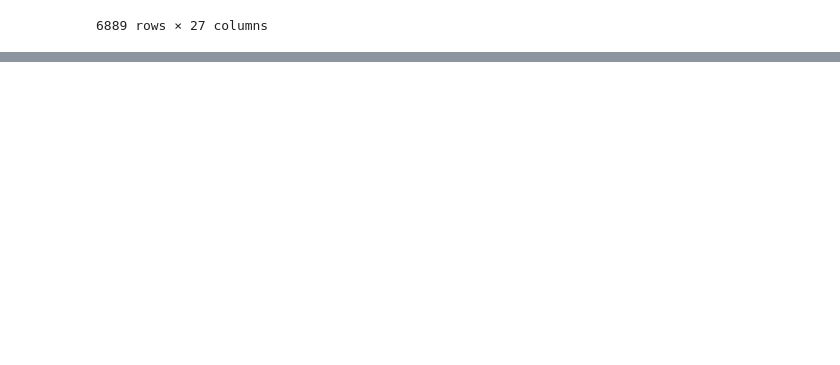
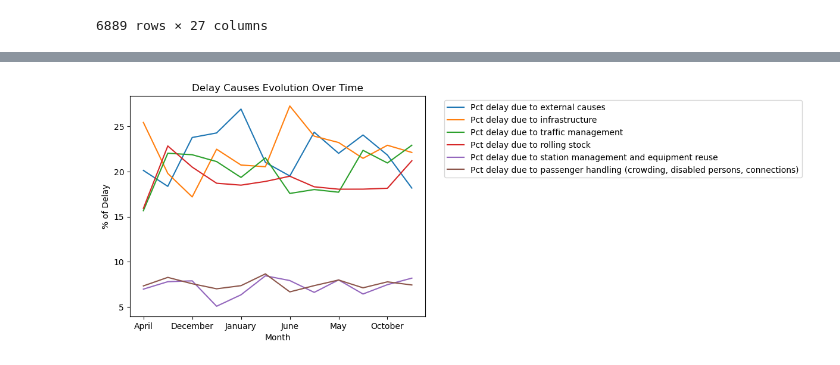
Before and after one commit to Martin-Matin-Muller/Tardis-EPITECH, a Jupyter notebook: tardis_eda.ipynb, the cells around one changed output, grey strips where cells are left out. Cells and saved outputs as stored; diff of their text form; code cells hidden in the pictures; blank space fills up the shorter version.

Commit message:
[ADD] - Added more graphs for the follow up, seeing if its suitable

```diff
--- a/tardis_eda.ipynb
+++ b/tardis_eda.ipynb
@@ -274,0 +282,17 @@ df
+# %%
+cause_cols = [
+    'Pct delay due to external causes',
+    'Pct delay due to infrastructure',
+    'Pct delay due to traffic management',
+    'Pct delay due to rolling stock',
+    'Pct delay due to station management and equipment reuse',
+    'Pct delay due to passenger handling (crowding, disabled persons, connections)'
+]
+
+mean_causes = df[cause_cols].mean()
+
+plt.figure(figsize=(12, 12))
+plt.pie(mean_causes, labels=mean_causes.index, autopct='%1.1f%%', startangle=140)
+plt.title('Average Delay Causes Distribution')
+plt.tight_layout()
+plt.show()
@@ -274,0 +301,15 @@ df
+# %%
+df = pd.read_csv('cleaned_dataset.csv')
+
+if 'Date' in df.columns:
+    df['Date'] = pd.to_datetime(df['Date'], errors='coerce')
+    df['Month'] = df['Date'].dt.strftime('%B')
+
+df.groupby(df['Month'])[cause_cols].mean().plot()
+plt.title("Delay Causes Evolution Over Time")
+plt.xlabel("Month")
+plt.ylabel("% of Delay")
+plt.legend(bbox_to_anchor=(1.05, 1), loc='upper left')
+plt.show()
+# %% [output]
+[figure, added]
```
Also changed, not shown: parts of 9 cells of this notebook.
